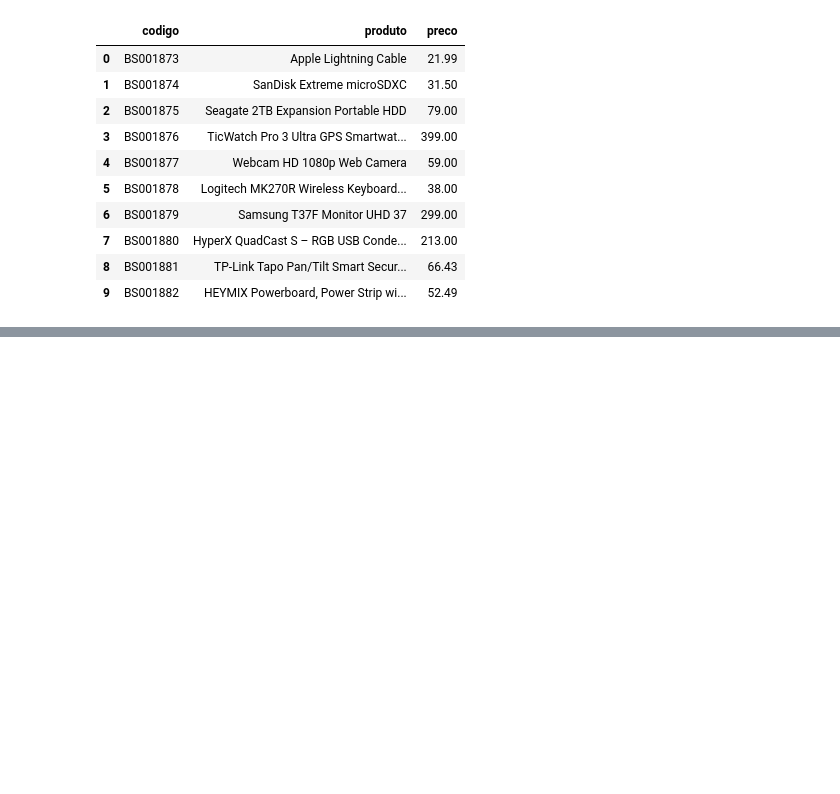
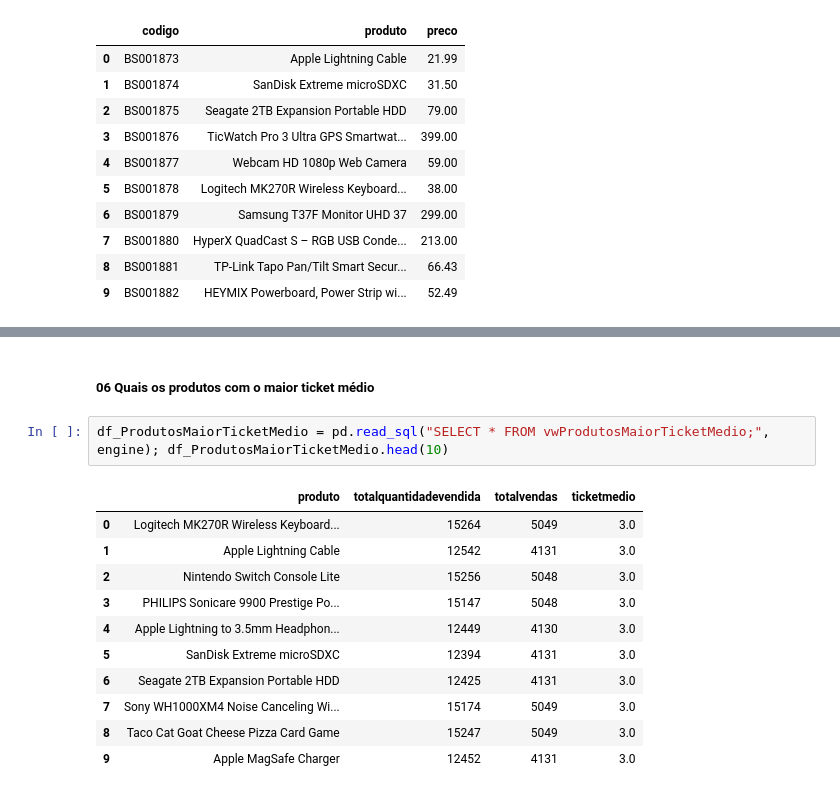
Before and after one commit to guilherme-lucke/projeto, a Jupyter notebook: analises.ipynb, the cells around one changed output, grey strips where cells are left out. Saved outputs shown, nothing was run; the diff lists cells and outputs as text; blank space fills up the shorter version.

```diff
--- a/analises.ipynb
+++ b/analises.ipynb
@@ -101,0 +187,16 @@ df_media_produtos_por_pedido_pais = pd.read_sql("SELECT * FROM media_produtos_po
+# %% [markdown]
+##### 06 Quais os produtos com o maior ticket médio
+# %%
+df_ProdutosMaiorTicketMedio = pd.read_sql("SELECT * FROM vwProdutosMaiorTicketMedio;", engine); df_ProdutosMaiorTicketMedio.head(10)
+# %% [output]
+|  | produto | totalquantidadevendida | totalvendas | ticketmedio |
+| 0 | Logitech MK270R Wireless Keyboard... | 15264 | 5049 | 3.0 |
+| 1 | Apple Lightning Cable | 12542 | 4131 | 3.0 |
+| 2 | Nintendo Switch Console Lite | 15256 | 5048 | 3.0 |
+| 3 | PHILIPS Sonicare 9900 Prestige Po... | 15147 | 5048 | 3.0 |
+| 4 | Apple Lightning to 3.5mm Headphon... | 12449 | 4130 | 3.0 |
+| 5 | SanDisk Extreme microSDXC | 12394 | 4131 | 3.0 |
+| 6 | Seagate 2TB Expansion Portable HDD | 12425 | 4131 | 3.0 |
+| 7 | Sony WH1000XM4 Noise Canceling Wi... | 15174 | 5049 | 3.0 |
+| 8 | Taco Cat Goat Cheese Pizza Card Game | 15247 | 5049 | 3.0 |
+| 9 | Apple MagSafe Charger | 12452 | 4131 | 3.0 |
```
Also changed, not shown: parts of 36 cells of this notebook, 8 other files.
